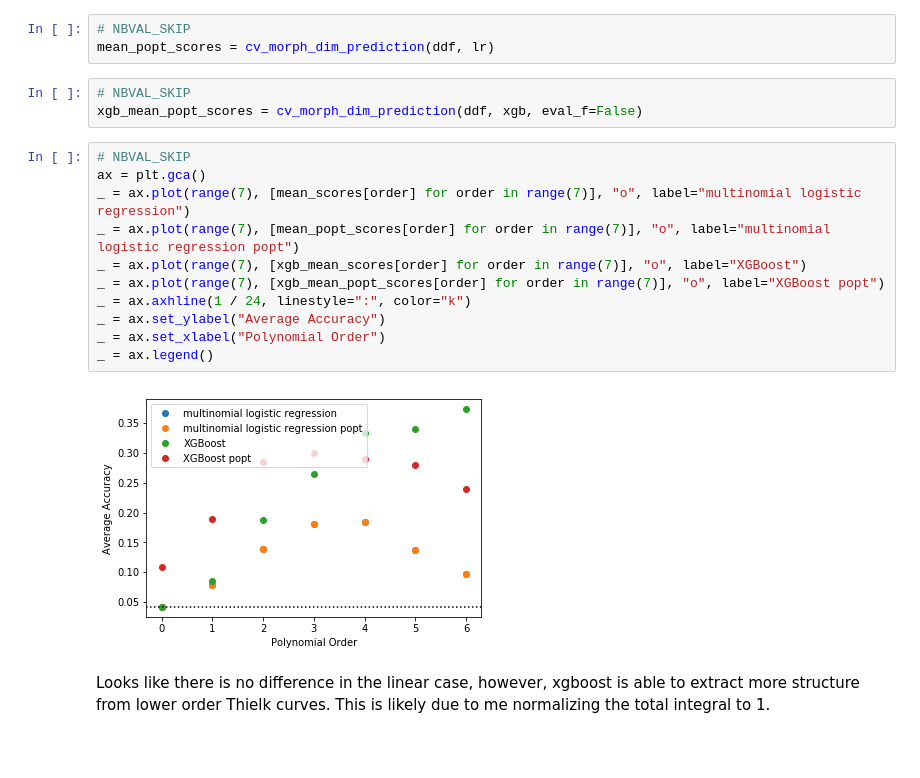
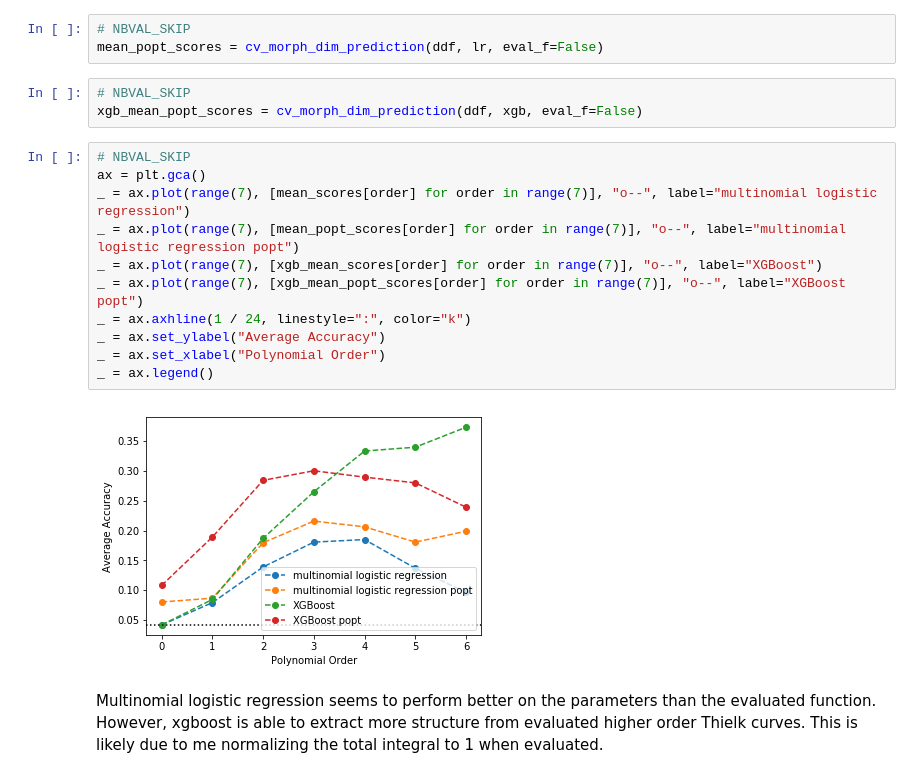
Before and after one commit to MarvinT/morphs, a Jupyter notebook: notebooks/supplemental/2.7-mjt-derivative-multinomial.ipynb, the cells around one changed output. Drawn from its saved outputs; the diff is of its cells as text; blank space fills up the shorter version.

Commit message:
dotted lines and fix mean_popt_scores

```diff
--- a/notebooks/supplemental/2.7-mjt-derivative-multinomial.ipynb
+++ b/notebooks/supplemental/2.7-mjt-derivative-multinomial.ipynb
@@ -63,21 +63,21 @@ _ = ax.legend()
 # %%
 # NBVAL_SKIP
-mean_popt_scores = cv_morph_dim_prediction(ddf, lr)
+mean_popt_scores = cv_morph_dim_prediction(ddf, lr, eval_f=False)
 # %%
 # NBVAL_SKIP
 xgb_mean_popt_scores = cv_morph_dim_prediction(ddf, xgb, eval_f=False)
 # %%
 # NBVAL_SKIP
 ax = plt.gca()
-_ = ax.plot(range(7), [mean_scores[order] for order in range(7)], "o", label="multinomial logistic regression")
-_ = ax.plot(range(7), [mean_popt_scores[order] for order in range(7)], "o", label="multinomial logistic regression popt")
-_ = ax.plot(range(7), [xgb_mean_scores[order] for order in range(7)], "o", label="XGBoost")
-_ = ax.plot(range(7), [xgb_mean_popt_scores[order] for order in range(7)], "o", label="XGBoost popt")
+_ = ax.plot(range(7), [mean_scores[order] for order in range(7)], "o--", label="multinomial logistic regression")
+_ = ax.plot(range(7), [mean_popt_scores[order] for order in range(7)], "o--", label="multinomial logistic regression popt")
+_ = ax.plot(range(7), [xgb_mean_scores[order] for order in range(7)], "o--", label="XGBoost")
+_ = ax.plot(range(7), [xgb_mean_popt_scores[order] for order in range(7)], "o--", label="XGBoost popt")
 _ = ax.axhline(1 / 24, linestyle=":", color="k")
 _ = ax.set_ylabel("Average Accuracy")
 _ = ax.set_xlabel("Polynomial Order")
 _ = ax.legend()
 # %% [output]
-[figure, old version]
+[figure, new version]
 # %% [markdown]
-Looks like there is no difference in the linear case, however, xgboost is able to extract more structure from lower order Thielk curves. This is likely due to me normalizing the total integral to 1.
+Multinomial logistic regression seems to perform better on the parameters than the evaluated function. However, xgboost is able to extract more structure from evaluated higher order Thielk curves. This is likely due to me normalizing the total integral to 1 when evaluated.
```
Also changed, not shown: parts of 2 cells of this notebook.
